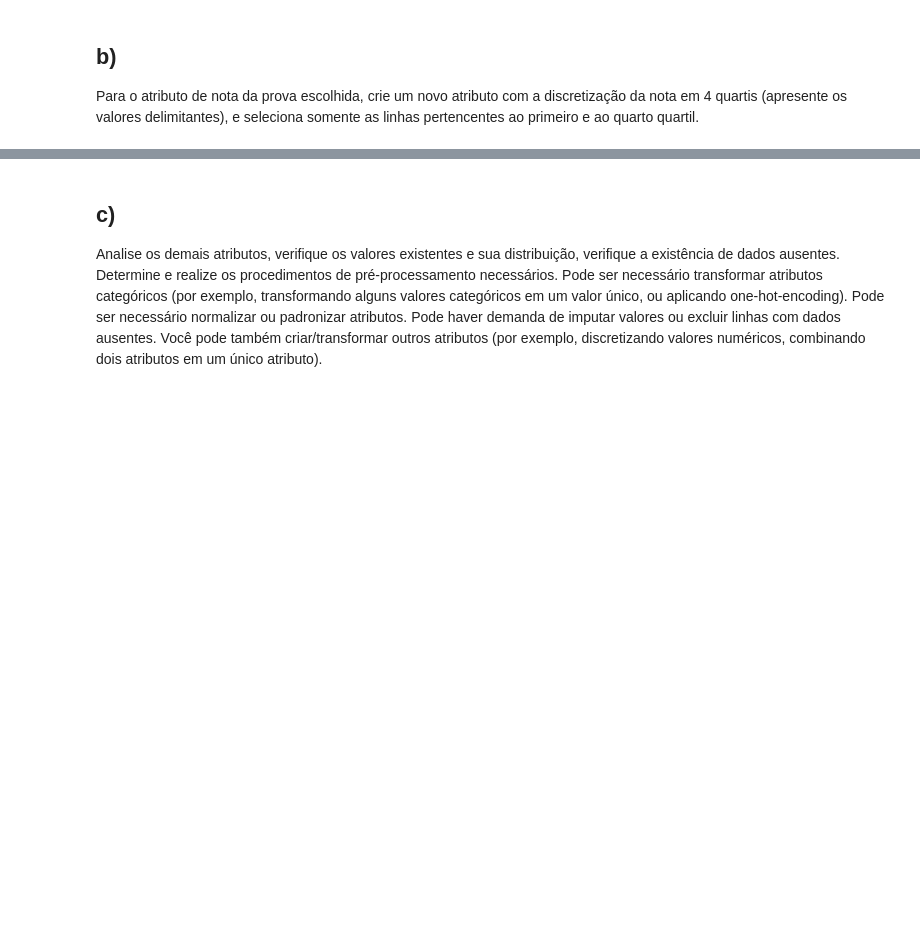
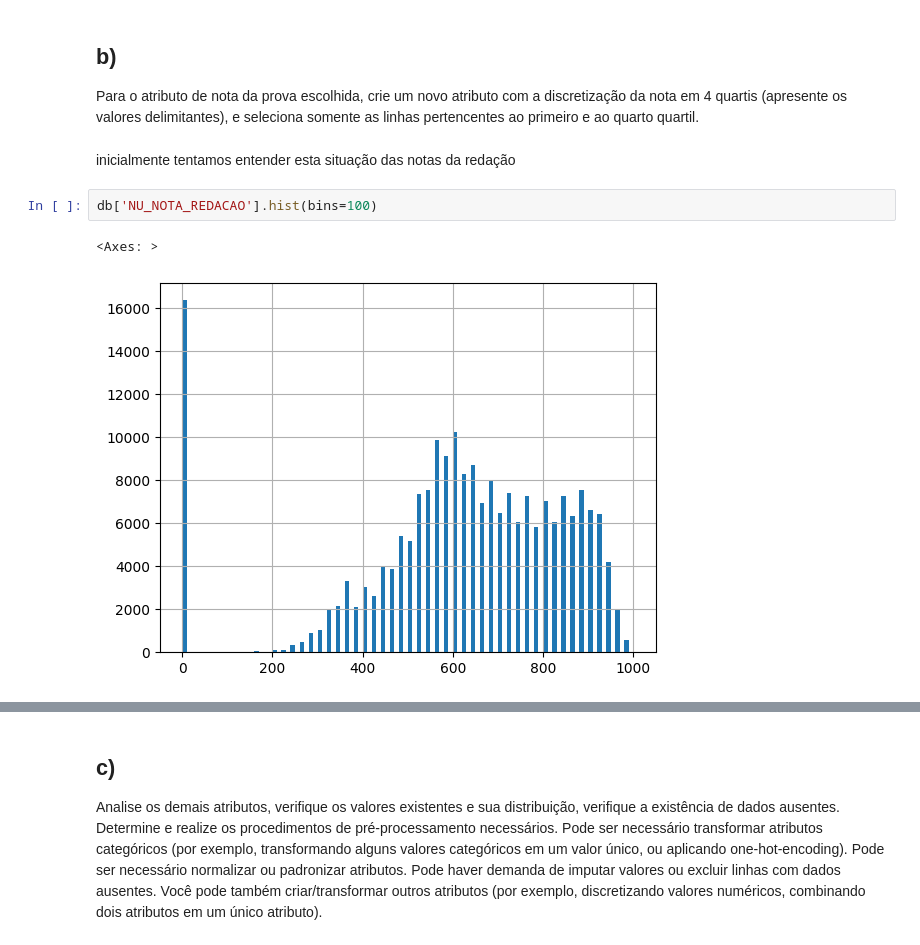
Before and after one commit to denielfer/Micro_dados_enem-2022, a Jupyter notebook: ML.ipynb, the cells around one changed output, grey strips where cells are left out. Cells and saved outputs as stored; diff of their text form; blank space fills up the shorter version.

```diff
--- a/ML.ipynb
+++ b/ML.ipynb
@@ -137,3 +177,10 @@ db['TP_DEPENDENCIA_ADM_ESC'].hist(bins=10)
 ## b)
 
 Para o atributo de nota da prova escolhida, crie um novo atributo com a discretização da nota em 4 quartis (apresente os valores delimitantes), e seleciona somente as linhas pertencentes ao primeiro e ao quarto quartil.
+# %% [markdown]
+inicialmente tentamos entender esta situação das notas da redação
+# %%
+db['NU_NOTA_REDACAO'].hist(bins=100)
+# %% [output]
+<Axes: >
+[figure, added]
```
Also changed, not shown: parts of 22 cells of this notebook.
